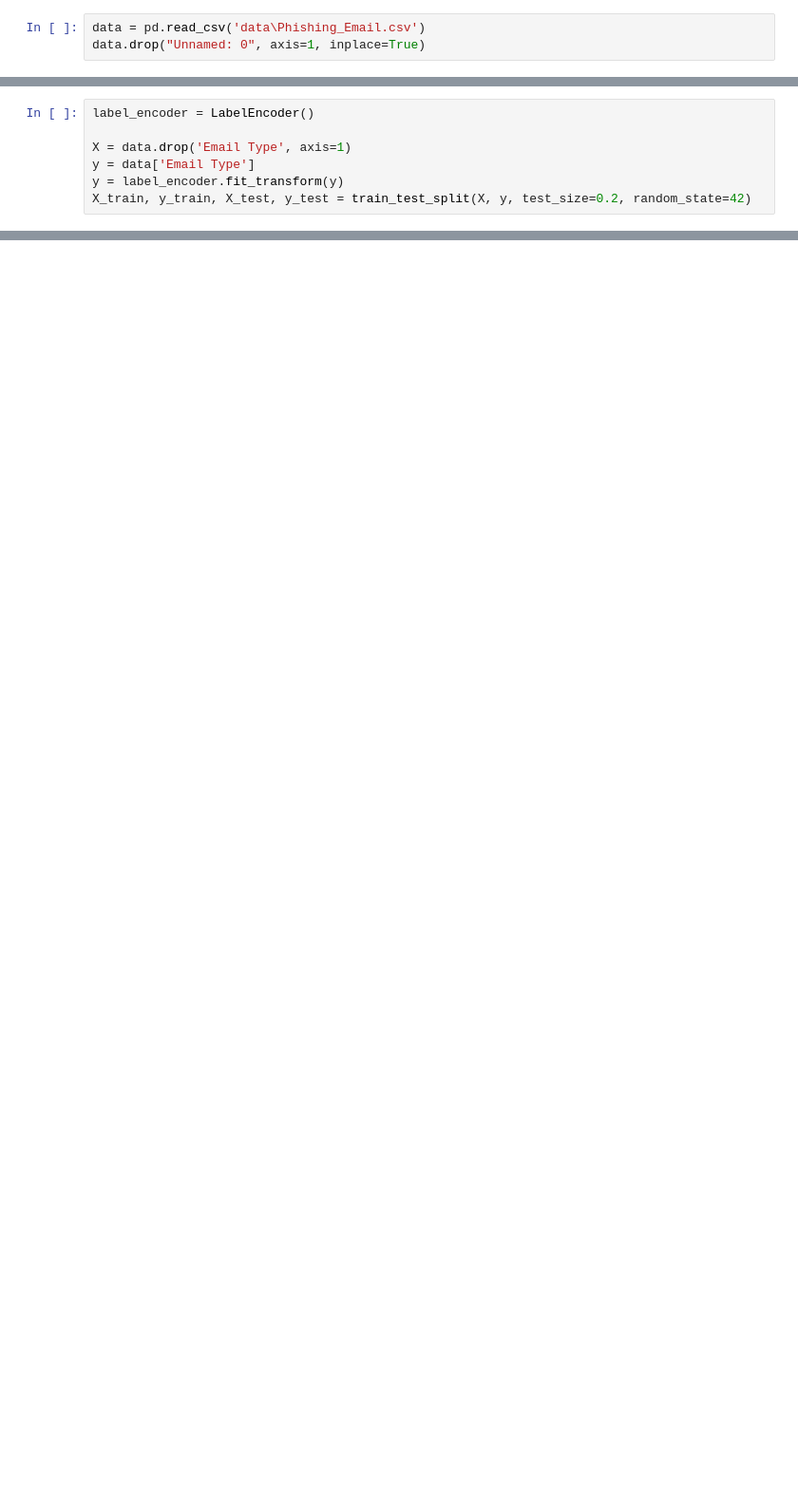
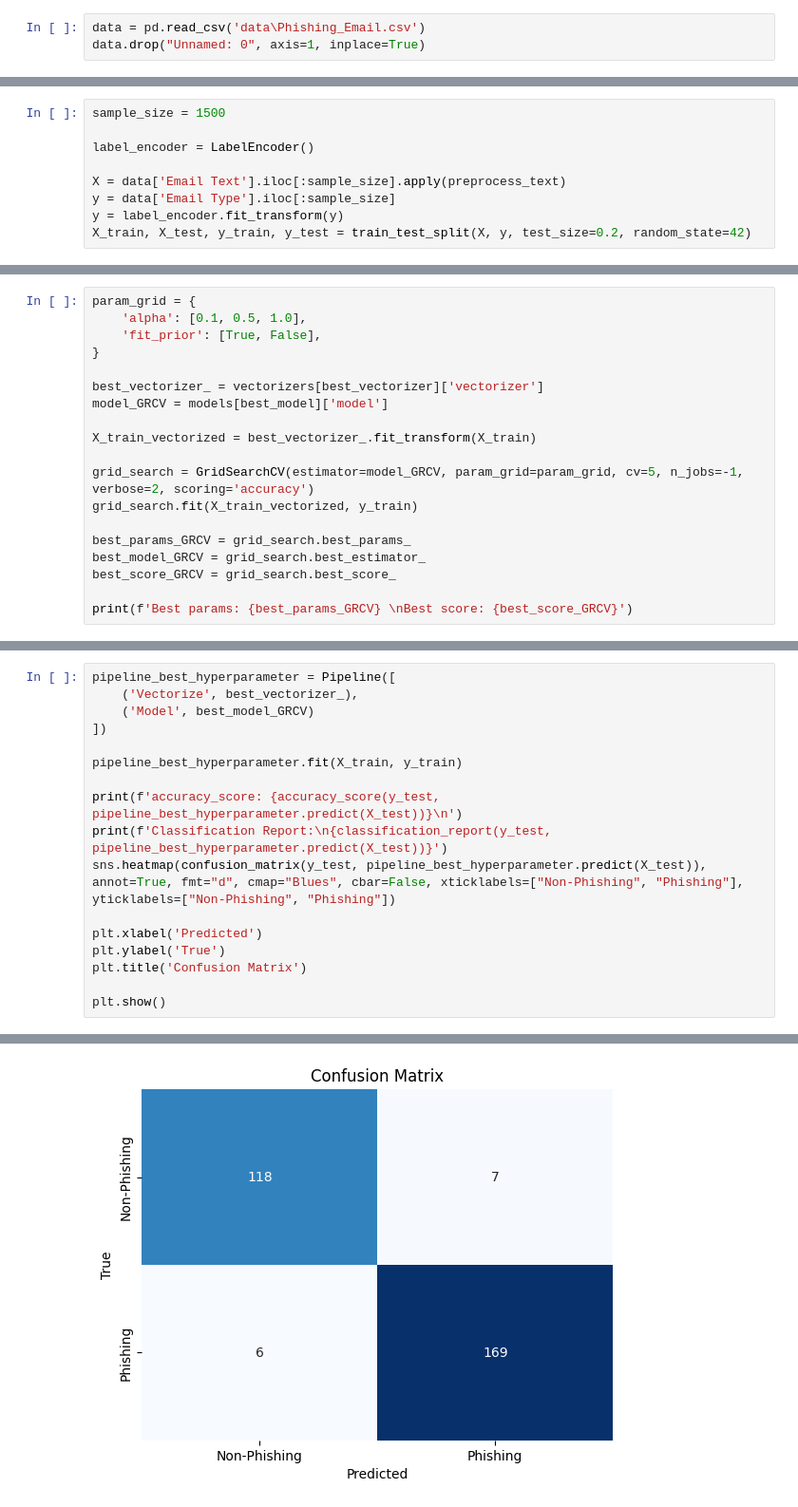
Before and after one commit to maxpline83/NLP_Phishing_Classification, a Jupyter notebook: 2_basic_model.ipynb, the cells around one changed output, grey strips where cells are left out. Shown: that part at 95% size. Saved outputs shown, nothing was run; the diff lists cells and outputs as text; blank space fills up the shorter version.

Commit message:
finish basic model + small fix

```diff
--- a/2_basic_model.ipynb
+++ b/2_basic_model.ipynb
@@ -42,7 +23,9 @@ Encode the text with Bow, TDIDF or words embedding (TP2 or 3)
 # %%
+sample_size = 1500
+
 label_encoder = LabelEncoder()
 
-X = data.drop('Email Type', axis=1)
-y = data['Email Type']
+X = data['Email Text'].iloc[:sample_size].apply(preprocess_text)
+y = data['Email Type'].iloc[:sample_size]
 y = label_encoder.fit_transform(y)
-X_train, y_train, X_test, y_test = train_test_split(X, y, test_size=0.2, random_state=42)
+X_train, X_test, y_train, y_test = train_test_split(X, y, test_size=0.2, random_state=42)
@@ -48,0 +119,19 @@ X_train, y_train, X_test, y_test = train_test_split(X, y, test_size=0.2, random_
+# %%
+param_grid = {
+    'alpha': [0.1, 0.5, 1.0],
+    'fit_prior': [True, False],
+}
+
+best_vectorizer_ = vectorizers[best_vectorizer]['vectorizer']
+model_GRCV = models[best_model]['model']
+
+X_train_vectorized = best_vectorizer_.fit_transform(X_train)
+
+grid_search = GridSearchCV(estimator=model_GRCV, param_grid=param_grid, cv=5, n_jobs=-1, verbose=2, scoring='accuracy')
+grid_search.fit(X_train_vectorized, y_train)
+
+best_params_GRCV = grid_search.best_params_
+best_model_GRCV = grid_search.best_estimator_
+best_score_GRCV = grid_search.best_score_
+
+print(f'Best params: {best_params_GRCV} \nBest score: {best_score_GRCV}')
@@ -48,0 +142,18 @@ X_train, y_train, X_test, y_test = train_test_split(X, y, test_size=0.2, random_
+# %%
+pipeline_best_hyperparameter = Pipeline([
+    ('Vectorize', best_vectorizer_),
+    ('Model', best_model_GRCV)
+])
+
+pipeline_best_hyperparameter.fit(X_train, y_train)
+
+print(f'accuracy_score: {accuracy_score(y_test, pipeline_best_hyperparameter.predict(X_test))}\n')
+print(f'Classification Report:\n{classification_report(y_test, pipeline_best_hyperparameter.predict(X_test))}')
+sns.heatmap(confusion_matrix(y_test, pipeline_best_hyperparameter.predict(X_test)), annot=True, fmt="d", cmap="Blues", cbar=False, xticklabels=["Non-Phishing", "Phishing"], yticklabels=["Non-Phishing", "Phishing"])
+
+plt.xlabel('Predicted')
+plt.ylabel('True')
+plt.title('Confusion Matrix')
+
+plt.show()
+# %% [output]
@@ -48,0 +171 @@ X_train, y_train, X_test, y_test = train_test_split(X, y, test_size=0.2, random_
+[figure, added]
```
Also changed, not shown: parts of 13 cells of this notebook, 2 other files.
